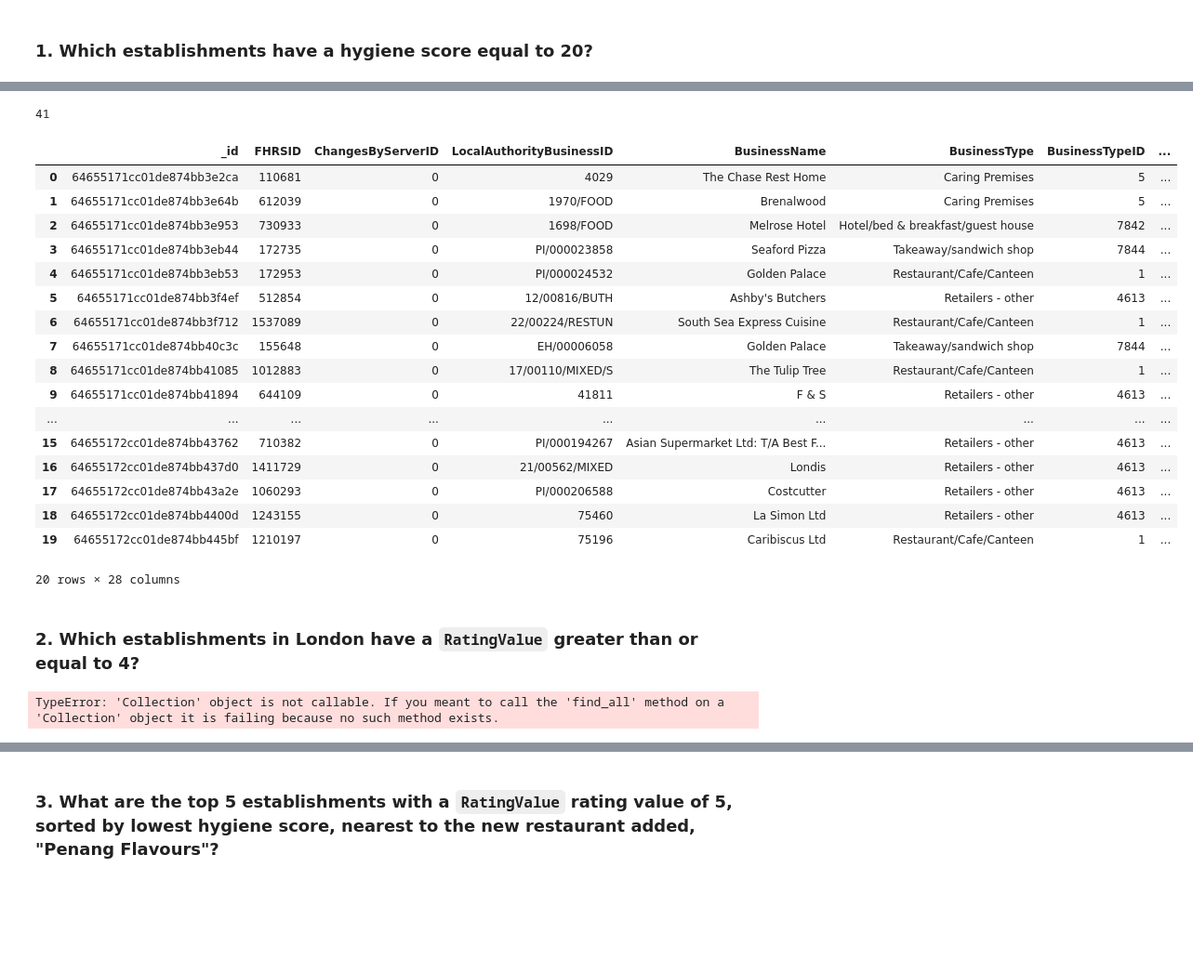
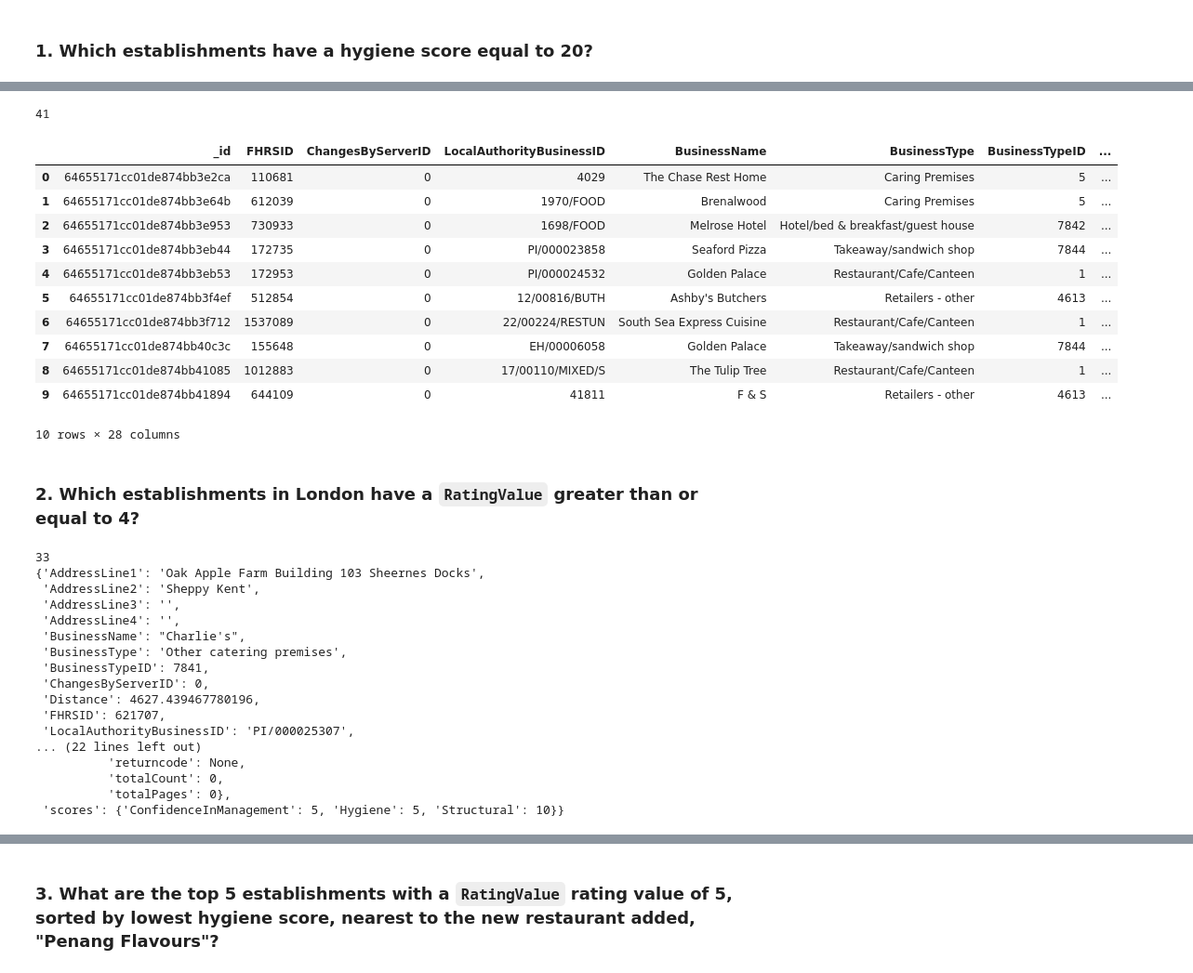
Before and after one commit to kdmorjam/nosql-challenge, a Jupyter notebook: NoSQL_analysis_starter.ipynb, the cells around one changed output, grey strips where cells are left out. Shown at 93% size. Cells and saved outputs as stored; diff of their text form; code cells hidden in the pictures; blank space fills up the shorter version.

```diff
--- a/NoSQL_analysis_starter.ipynb
+++ b/NoSQL_analysis_starter.ipynb
@@ -56,48 +59,58 @@ pprint(result[0])
  'scores': {'ConfidenceInManagement': 20, 'Hygiene': 20, 'Structural': 20}}
 # %%
 # Convert the result to a Pandas DataFrame
-df = pd.DataFrame(query)
+df = pd.DataFrame(result)
 
 # Display the number of rows in the DataFrame
 print(len(df.index))
 
 # Display the first 10 rows of the DataFrame
-df.head(20)
+df.head(10)
 # %% [output]
 41
 |  | _id | FHRSID | ChangesByServerID | LocalAuthorityBusinessID | BusinessName | BusinessType | BusinessTypeID | ... |
 | 0 | 64655171cc01de874bb3e2ca | 110681 | 0 | 4029 | The Chase Rest Home | Caring Premises | 5 | ... |
 | 1 | 64655171cc01de874bb3e64b | 612039 | 0 | 1970/FOOD | Brenalwood | Caring Premises | 5 | ... |
 | 2 | 64655171cc01de874bb3e953 | 730933 | 0 | 1698/FOOD | Melrose Hotel | Hotel/bed & breakfast/guest house | 7842 | ... |
 | 3 | 64655171cc01de874bb3eb44 | 172735 | 0 | PI/000023858 | Seaford Pizza | Takeaway/sandwich shop | 7844 | ... |
 | 4 | 64655171cc01de874bb3eb53 | 172953 | 0 | PI/000024532 | Golden Palace | Restaurant/Cafe/Canteen | 1 | ... |
 | 5 | 64655171cc01de874bb3f4ef | 512854 | 0 | 12/00816/BUTH | Ashby's Butchers | Retailers - other | 4613 | ... |
 | 6 | 64655171cc01de874bb3f712 | 1537089 | 0 | 22/00224/RESTUN | South Sea Express Cuisine | Restaurant/Cafe/Canteen | 1 | ... |
 | 7 | 64655171cc01de874bb40c3c | 155648 | 0 | EH/00006058 | Golden Palace | Takeaway/sandwich shop | 7844 | ... |
 | 8 | 64655171cc01de874bb41085 | 1012883 | 0 | 17/00110/MIXED/S | The Tulip Tree | Restaurant/Cafe/Canteen | 1 | ... |
 | 9 | 64655171cc01de874bb41894 | 644109 | 0 | 41811 | F & S | Retailers - other | 4613 | ... |
-| ... | ... | ... | ... | ... | ... | ... | ... | ... |
-| 15 | 64655172cc01de874bb43762 | 710382 | 0 | PI/000194267 | Asian Supermarket Ltd: T/A Best F... | Retailers - other | 4613 | ... |
-| 16 | 64655172cc01de874bb437d0 | 1411729 | 0 | 21/00562/MIXED | Londis | Retailers - other | 4613 | ... |
-| 17 | 64655172cc01de874bb43a2e | 1060293 | 0 | PI/000206588 | Costcutter | Retailers - other | 4613 | ... |
-| 18 | 64655172cc01de874bb4400d | 1243155 | 0 | 75460 | La Simon Ltd | Retailers - other | 4613 | ... |
-| 19 | 64655172cc01de874bb445bf | 1210197 | 0 | 75196 | Caribiscus Ltd | Restaurant/Cafe/Canteen | 1 | ... |
-20 rows × 28 columns
+10 rows × 28 columns
 # %% [markdown]
 ### 2. Which establishments in London have a `RatingValue` greater than or equal to 4?
 # %%
 # Find the establishments with London as the Local Authority and has a RatingValue greater than or equal to 4.
-#query = {'$and': [{'LocalAuthorityName': "London"}, {'RatingValue':{'$gte':4}}]}
-query = {}
-fields = {'LocalAuthorityName':1}
-result = establishments.find_all()
+query = {'$and': [{'LocalAuthorityName': {'$regex':"London"}},
+                  {'RatingValue':{'$gte':4}}]}
+
+result = establishments.find(query)
 
 # Use count_documents to display the number of documents in the result
-#pprint(establishments.count_documents(query))
+pprint(establishments.count_documents(query))
 
 # Display the first document in the results using pprint
-pprint(result)
+pprint(result[0])
 # %% [output]
-TypeError: 'Collection' object is not callable. If you meant to call the 'find_all' method on a 'Collection' object it is failing because no such method exists.
+33
+{'AddressLine1': 'Oak Apple Farm Building 103 Sheernes Docks',
+ 'AddressLine2': 'Sheppy Kent',
+ 'AddressLine3': '',
+ 'AddressLine4': '',
+ 'BusinessName': "Charlie's",
+ 'BusinessType': 'Other catering premises',
+ 'BusinessTypeID': 7841,
+ 'ChangesByServerID': 0,
+ 'Distance': 4627.439467780196,
+ 'FHRSID': 621707,
+ 'LocalAuthorityBusinessID': 'PI/000025307',
+... (22 lines left out)
+          'returncode': None,
+          'totalCount': 0,
+          'totalPages': 0},
+ 'scores': {'ConfidenceInManagement': 5, 'Hygiene': 5, 'Structural': 10}}
 # %%
 # Convert the result to a Pandas DataFrame
```
Also changed, not shown: parts of 6 cells of this notebook.
